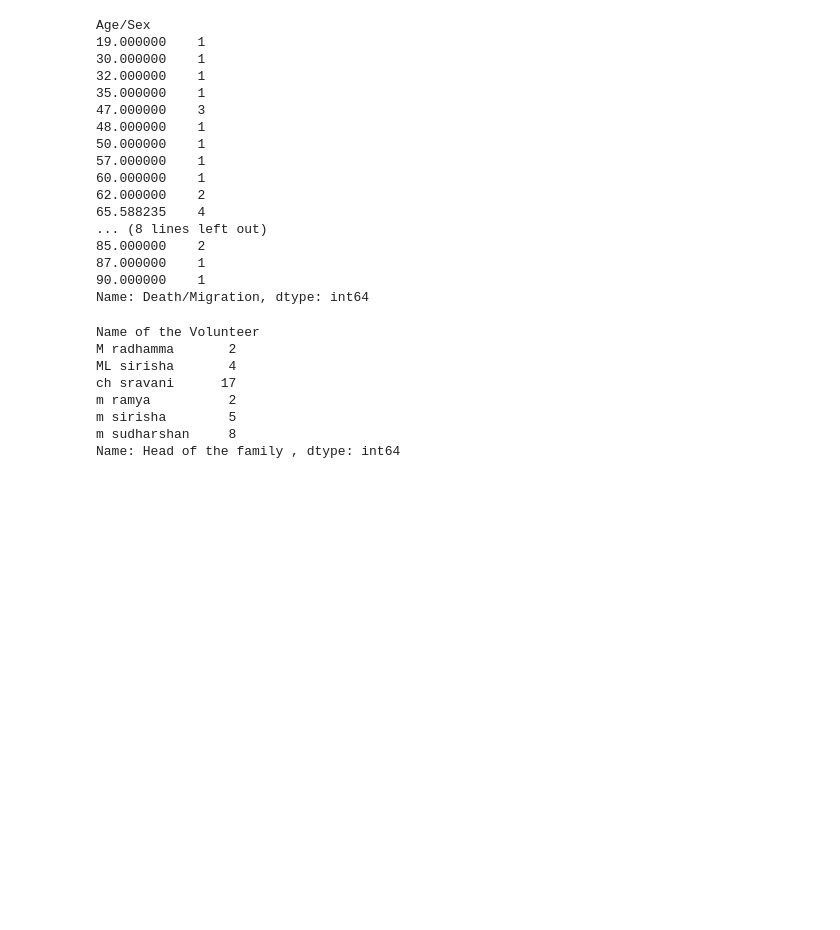
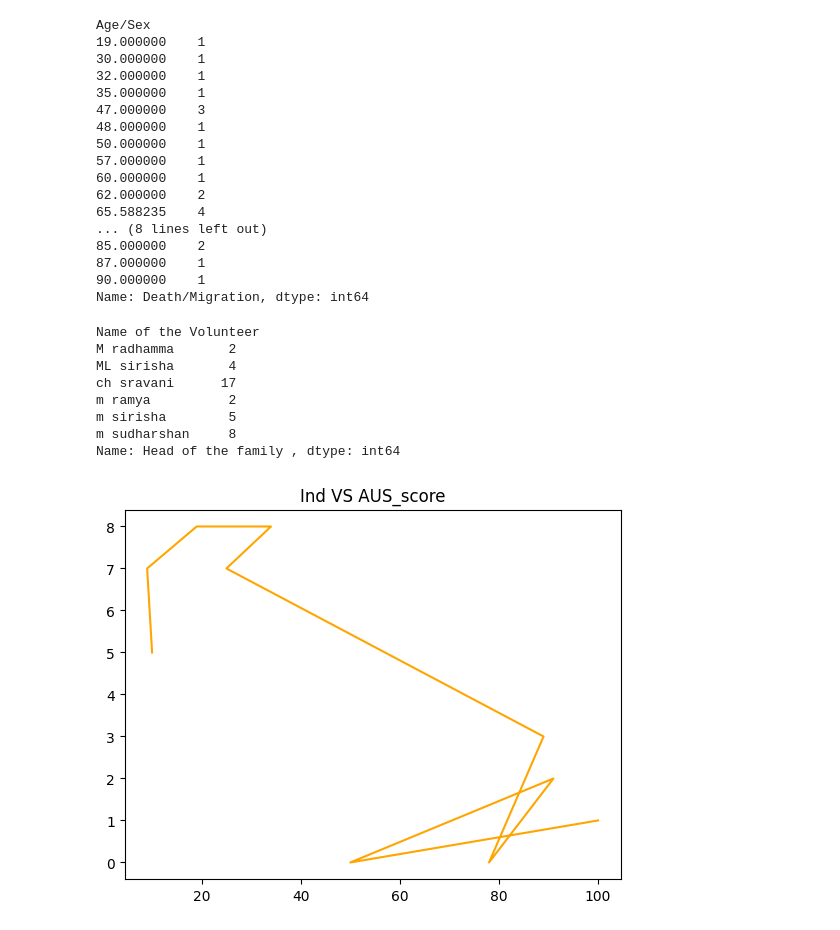
Before and after one commit to MANOJVAMSI06/base, a Jupyter notebook: DAP1.ipynb, the cells around one changed output. Drawn from its saved outputs; the diff is of its cells as text; code cells hidden in the pictures; blank space fills up the shorter version.

```diff
--- a/DAP1.ipynb
+++ b/DAP1.ipynb
@@ -500,3 +435,13 @@ m ramya          2
 m sirisha        5
 m sudharshan     8
 Name: Head of the family , dtype: int64
+# %%
+import numpy as np
+import matplotlib.pyplot as plt
+runs=np.array([100,50,91,78,89,25,34,19,9,10])
+w=np.array([1,0,2,0,3,7,8,8,7,5])
+plt.plot(runs,w,color='orange')
+plt.title('Ind VS AUS_score')
+plt.show()
+# %% [output]
+[figure, added]
```
Also changed, not shown: parts of 17 cells of this notebook.
